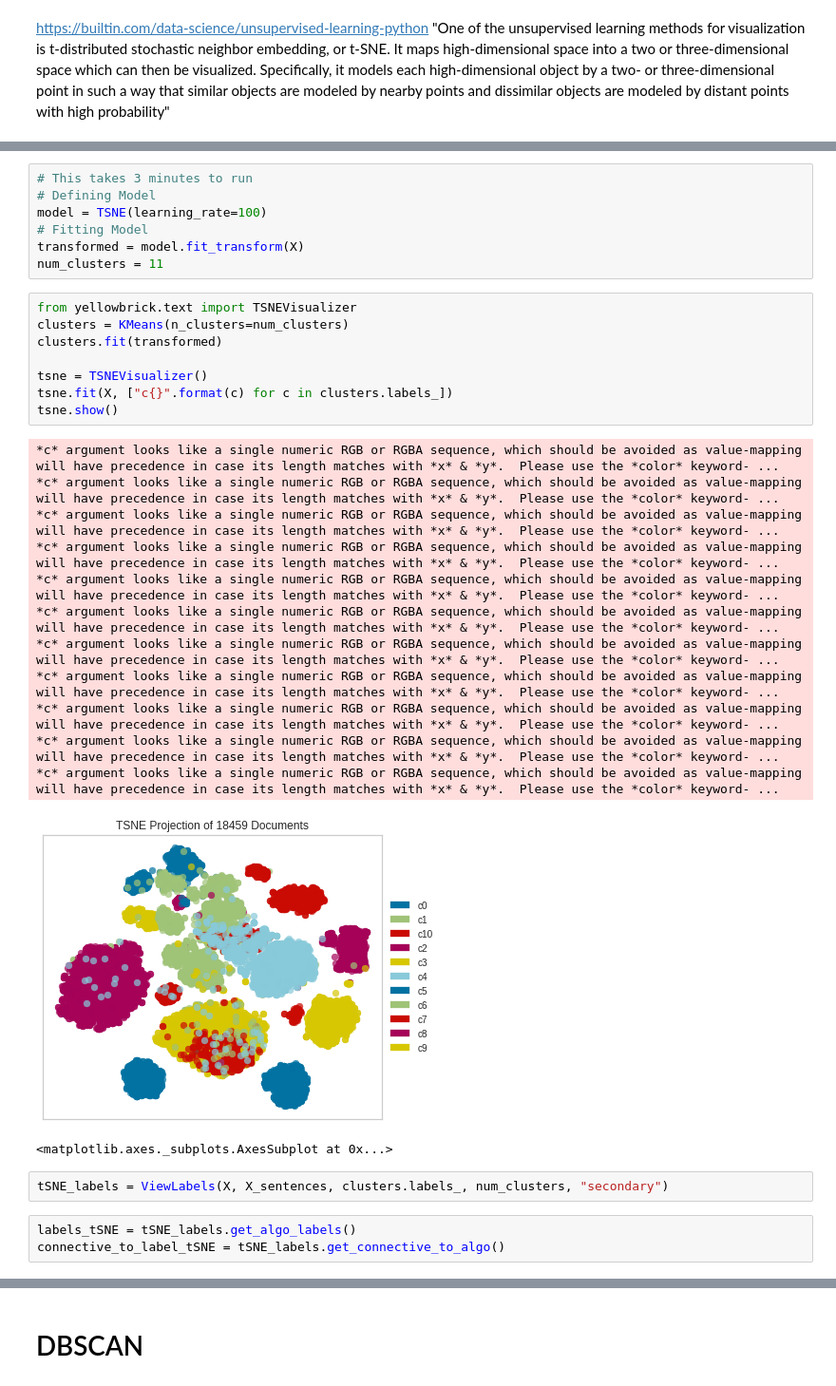
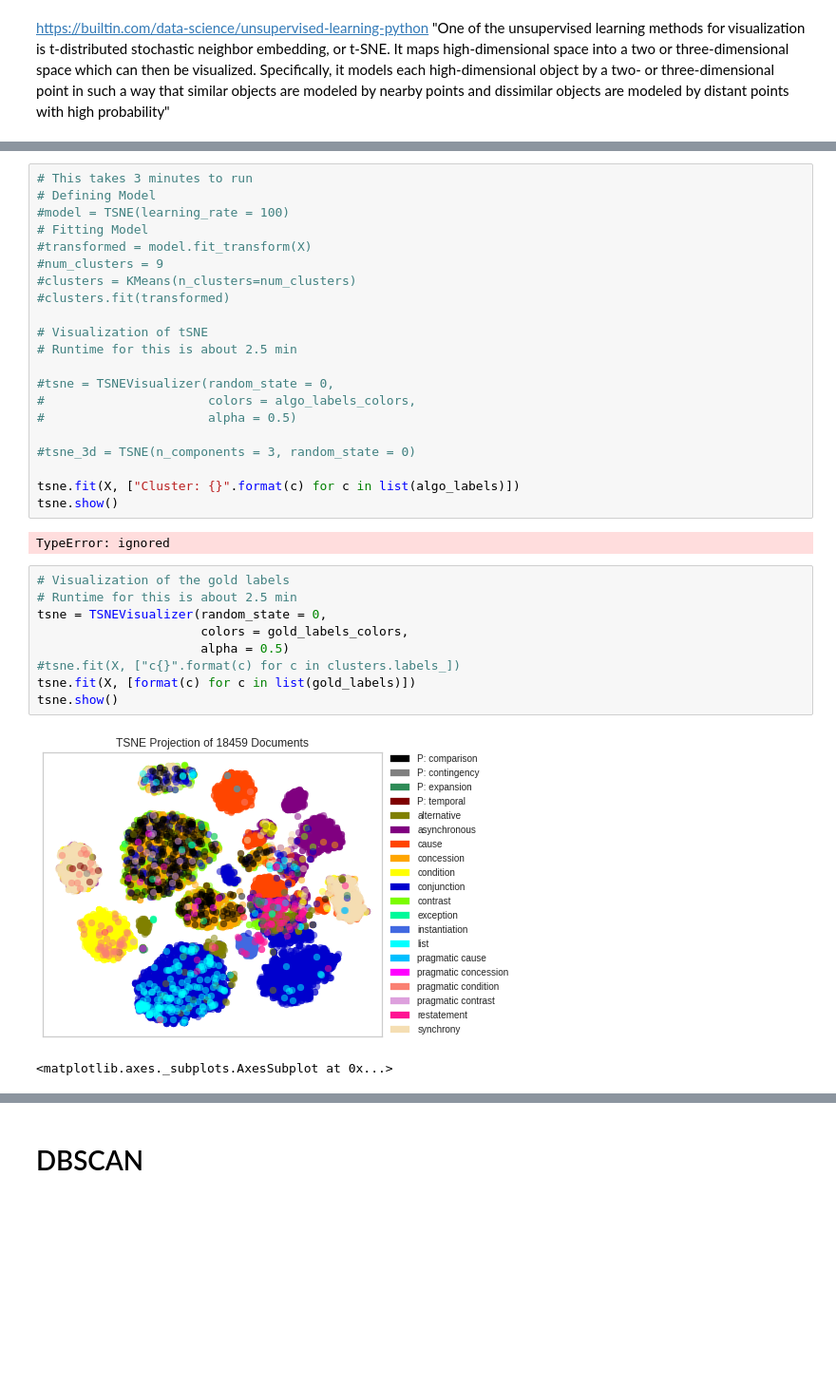
Before and after one commit to xjseabrum/comp_disc_S22_proj, a Jupyter notebook: main_proj.ipynb, the cells around one changed output, grey strips where cells are left out. Shown at 95% size. Saved outputs shown, nothing was run; the diff lists cells and outputs as text; blank space fills up the shorter version.

```diff
--- a/main_proj.ipynb
+++ b/main_proj.ipynb
@@ -506,34 +718,35 @@ https://builtin.com/data-science/unsupervised-learning-python
 # %%
 # This takes 3 minutes to run
 # Defining Model
-model = TSNE(learning_rate=100)
+#model = TSNE(learning_rate = 100)
 # Fitting Model
-transformed = model.fit_transform(X)
-num_clusters = 11
+#transformed = model.fit_transform(X)
+#num_clusters = 9
+#clusters = KMeans(n_clusters=num_clusters)
+#clusters.fit(transformed)
+
+# Visualization of tSNE
+# Runtime for this is about 2.5 min
+
+#tsne = TSNEVisualizer(random_state = 0,
+#                      colors = algo_labels_colors,
+#                      alpha = 0.5)
+
+#tsne_3d = TSNE(n_components = 3, random_state = 0)
+
+tsne.fit(X, ["Cluster: {}".format(c) for c in list(algo_labels)])
+tsne.show()
+# %% [output]
+TypeError: ignored
-# %%
-from yellowbrick.text import TSNEVisualizer
-clusters = KMeans(n_clusters=num_clusters)
-clusters.fit(transformed)
-
-tsne = TSNEVisualizer()
-tsne.fit(X, ["c{}".format(c) for c in clusters.labels_])
-tsne.show()
-# %% [output]
-*c* argument looks like a single numeric RGB or RGBA sequence, which should be avoided as value-mapping will have precedence in case its length matches with *x* & *y*.  Please use the *color* keyword- ...
-*c* argument looks like a single numeric RGB or RGBA sequence, which should be avoided as value-mapping will have precedence in case its length matches with *x* & *y*.  Please use the *color* keyword- ...
-*c* argument looks like a single numeric RGB or RGBA sequence, which should be avoided as value-mapping will have precedence in case its length matches with *x* & *y*.  Please use the *color* keyword- ...
-*c* argument looks like a single numeric RGB or RGBA sequence, which should be avoided as value-mapping will have precedence in case its length matches with *x* & *y*.  Please use the *color* keyword- ...
-*c* argument looks like a single numeric RGB or RGBA sequence, which should be avoided as value-mapping will have precedence in case its length matches with *x* & *y*.  Please use the *color* keyword- ...
-*c* argument looks like a single numeric RGB or RGBA sequence, which should be avoided as value-mapping will have precedence in case its length matches with *x* & *y*.  Please use the *color* keyword- ...
-*c* argument looks like a single numeric RGB or RGBA sequence, which should be avoided as value-mapping will have precedence in case its length matches with *x* & *y*.  Please use the *color* keyword- ...
-*c* argument looks like a single numeric RGB or RGBA sequence, which should be avoided as value-mapping will have precedence in case its length matches with *x* & *y*.  Please use the *color* keyword- ...
-*c* argument looks like a single numeric RGB or RGBA sequence, which should be avoided as value-mapping will have precedence in case its length matches with *x* & *y*.  Please use the *color* keyword- ...
-*c* argument looks like a single numeric RGB or RGBA sequence, which should be avoided as value-mapping will have precedence in case its length matches with *x* & *y*.  Please use the *color* keyword- ...
-*c* argument looks like a single numeric RGB or RGBA sequence, which should be avoided as value-mapping will have precedence in case its length matches with *x* & *y*.  Please use the *color* keyword- ...
-[figure, removed]
-<matplotlib.axes._subplots.AxesSubplot at 0x...>
-# %%
-tSNE_labels = ViewLabels(X, X_sentences, clusters.labels_, num_clusters, "secondary")
-# %%
-labels_tSNE = tSNE_labels.get_algo_labels()
-connective_to_label_tSNE = tSNE_labels.get_connective_to_algo()
+# %%
+# Visualization of the gold labels
+# Runtime for this is about 2.5 min
+tsne = TSNEVisualizer(random_state = 0,
+                      colors = gold_labels_colors,
+                      alpha = 0.5)
+#tsne.fit(X, ["c{}".format(c) for c in clusters.labels_])
+tsne.fit(X, [format(c) for c in list(gold_labels)])
+tsne.show()
+# %% [output]
+[figure, added]
+<matplotlib.axes._subplots.AxesSubplot at 0x...>
```
Also changed, not shown: parts of 60 cells of this notebook.
